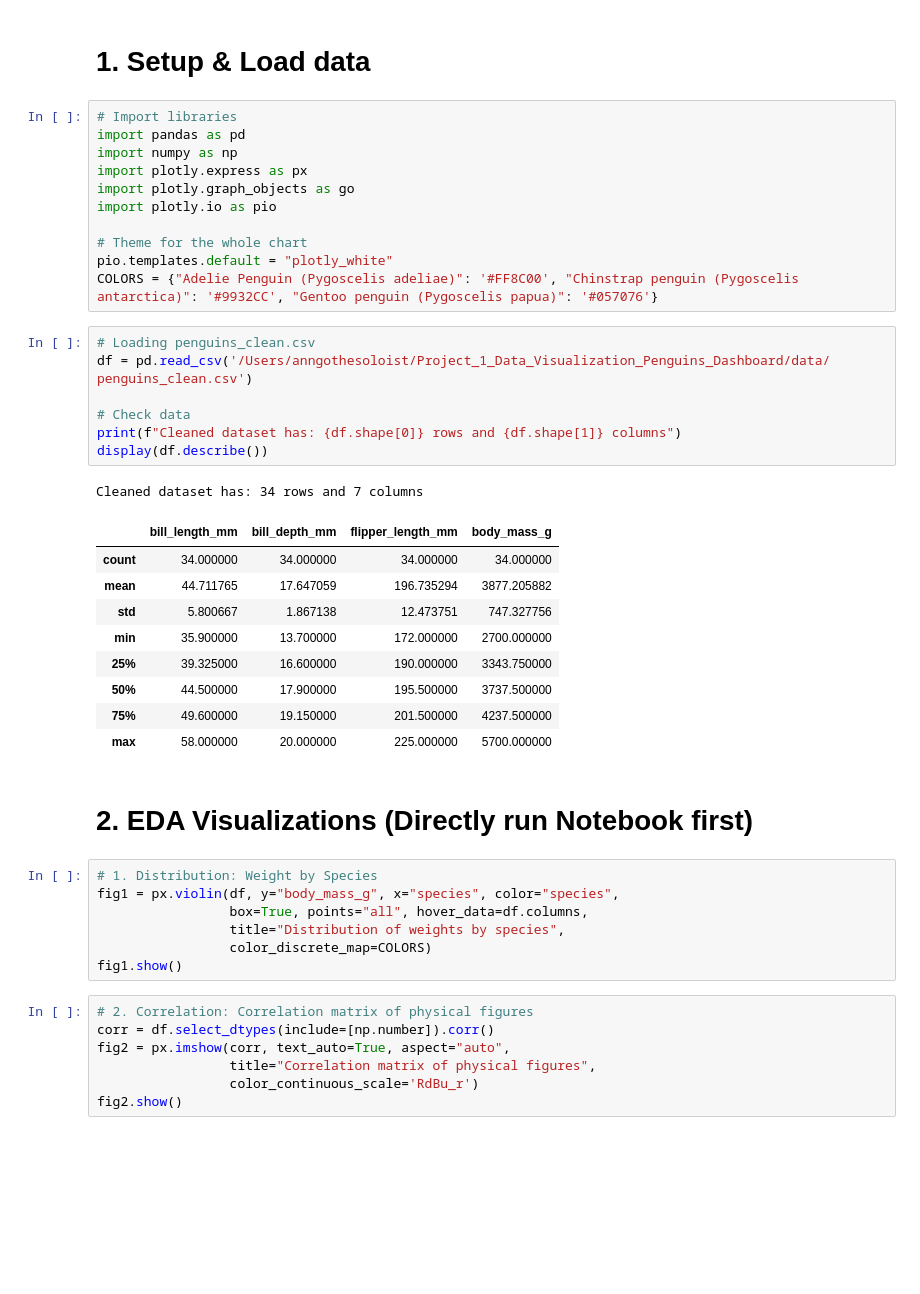
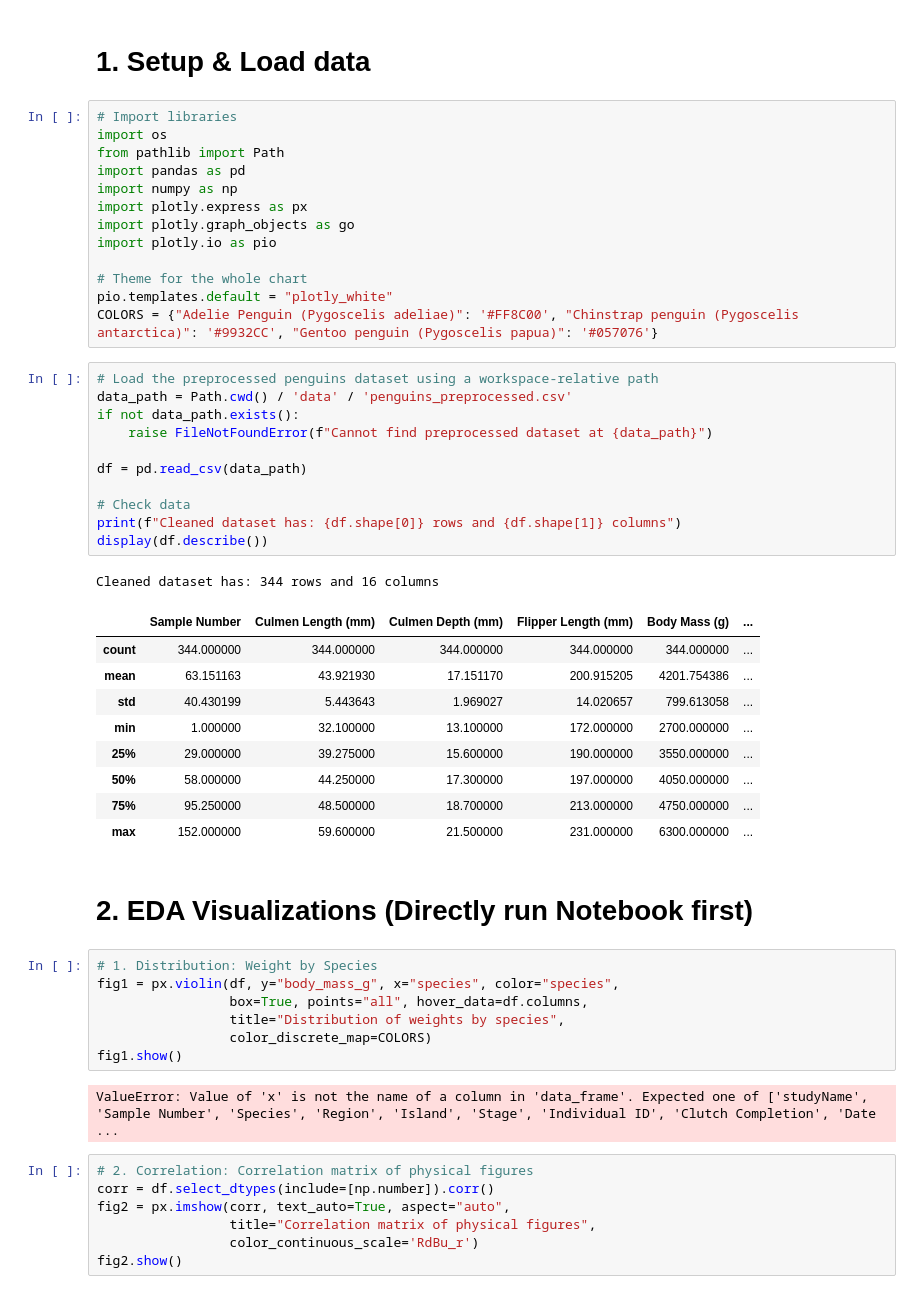
Before and after one commit to The-platypus20/Project_1_Data_Visualization_Penguins_Dashboard, a Jupyter notebook: data_visualization.ipynb, the cells around one changed output. Drawn from its saved outputs; the diff is of its cells as text; blank space fills up the shorter version.

```diff
--- a/data_visualization.ipynb
+++ b/data_visualization.ipynb
@@ -2,6 +2,8 @@
 # 1. Setup & Load data
 # %%
 # Import libraries
+import os
+from pathlib import Path
 import pandas as pd
 import numpy as np
 import plotly.express as px
@@ -12,23 +14,27 @@ import plotly.io as pio
 pio.templates.default = "plotly_white"
 COLORS = {"Adelie Penguin (Pygoscelis adeliae)": '#FF8C00', "Chinstrap penguin (Pygoscelis antarctica)": '#9932CC', "Gentoo penguin (Pygoscelis papua)": '#057076'}
 # %%
-# Loading penguins_clean.csv
-df = pd.read_csv('/Users/anngothesoloist/Project_1_Data_Visualization_Penguins_Dashboard/data/ penguins_clean.csv')
+# Load the preprocessed penguins dataset using a workspace-relative path
+data_path = Path.cwd() / 'data' / 'penguins_preprocessed.csv'
+if not data_path.exists():
+    raise FileNotFoundError(f"Cannot find preprocessed dataset at {data_path}")
+
+df = pd.read_csv(data_path)
 
 # Check data
 print(f"Cleaned dataset has: {df.shape[0]} rows and {df.shape[1]} columns")
 display(df.describe())
 # %% [output]
-Cleaned dataset has: 34 rows and 7 columns
+Cleaned dataset has: 344 rows and 16 columns
-|  | bill_length_mm | bill_depth_mm | flipper_length_mm | body_mass_g |
-| count | 34.000000 | 34.000000 | 34.000000 | 34.000000 |
-| mean | 44.711765 | 17.647059 | 196.735294 | 3877.205882 |
-| std | 5.800667 | 1.867138 | 12.473751 | 747.327756 |
-| min | 35.900000 | 13.700000 | 172.000000 | 2700.000000 |
-| 25% | 39.325000 | 16.600000 | 190.000000 | 3343.750000 |
-| 50% | 44.500000 | 17.900000 | 195.500000 | 3737.500000 |
-| 75% | 49.600000 | 19.150000 | 201.500000 | 4237.500000 |
-| max | 58.000000 | 20.000000 | 225.000000 | 5700.000000 |
+|  | Sample Number | Culmen Length (mm) | Culmen Depth (mm) | Flipper Length (mm) | Body Mass (g) | ... |
+| count | 344.000000 | 344.000000 | 344.000000 | 344.000000 | 344.000000 | ... |
+| mean | 63.151163 | 43.921930 | 17.151170 | 200.915205 | 4201.754386 | ... |
+| std | 40.430199 | 5.443643 | 1.969027 | 14.020657 | 799.613058 | ... |
+| min | 1.000000 | 32.100000 | 13.100000 | 172.000000 | 2700.000000 | ... |
+| 25% | 29.000000 | 39.275000 | 15.600000 | 190.000000 | 3550.000000 | ... |
+| 50% | 58.000000 | 44.250000 | 17.300000 | 197.000000 | 4050.000000 | ... |
+| 75% | 95.250000 | 48.500000 | 18.700000 | 213.000000 | 4750.000000 | ... |
+| max | 152.000000 | 59.600000 | 21.500000 | 231.000000 | 6300.000000 | ... |
 # %% [markdown]
 # 2. EDA Visualizations (Directly run Notebook first)
 # %%
@@ -38,6 +44,8 @@ fig1 = px.violin(df, y="body_mass_g", x="species", color="species",
                  title="Distribution of weights by species",
                  color_discrete_map=COLORS)
 fig1.show()
+# %% [output]
+ValueError: Value of 'x' is not the name of a column in 'data_frame'. Expected one of ['studyName', 'Sample Number', 'Species', 'Region', 'Island', 'Stage', 'Individual ID', 'Clutch Completion', 'Date ...
 # %%
 # 2. Correlation: Correlation matrix of physical figures
 corr = df.select_dtypes(include=[np.number]).corr()
```
Also changed, not shown: parts of 1 cell of this notebook, 10 other files.
